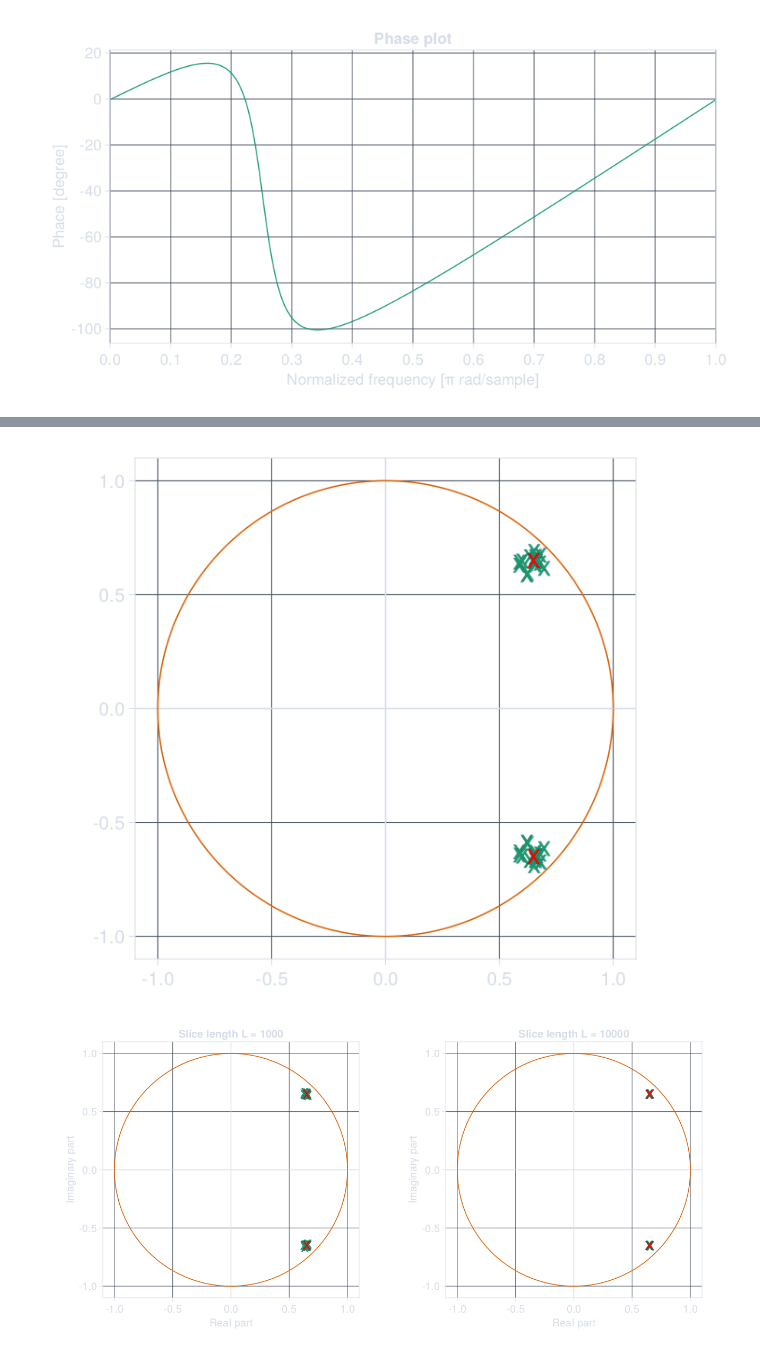
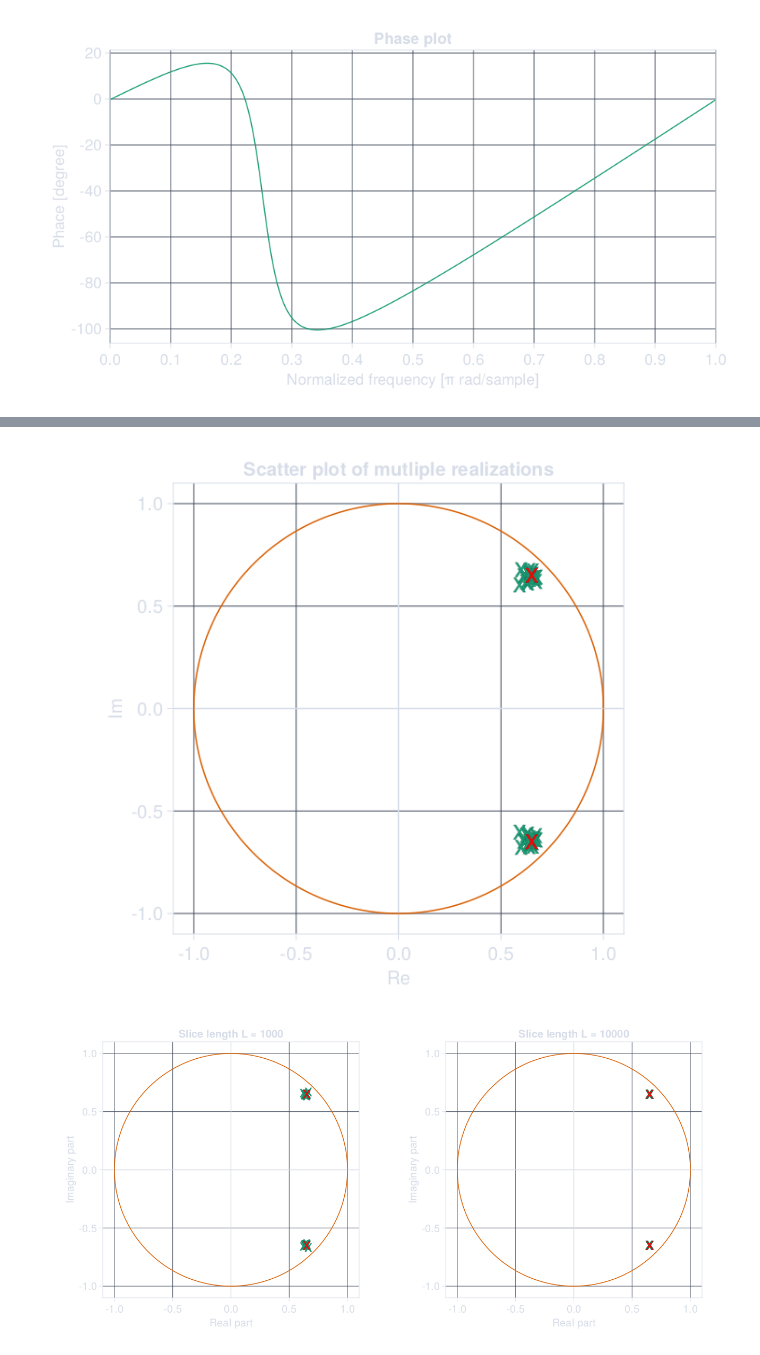
Before and after one commit to simonabj/Studies, a Jupyter notebook: IN5340/Project5/code.ipynb, the cells around one changed output, grey strips where cells are left out. Cells and saved outputs as stored; diff of their text form; code cells hidden in the pictures.

```diff
--- a/IN5340/Project5/code.ipynb
+++ b/IN5340/Project5/code.ipynb
@@ -258,15 +288,15 @@ F
 # %%
 F = Figure(backgroundcolor=bg, resolution=(700,600))
-ax = Axis(F[1,1], aspect=AxisAspect(1))
+ax = Axis(F[1,1], aspect=AxisAspect(1), ylabel="Im", xlabel="Re", title="Scatter plot of mutliple realizations")
 ucircle!(ax)
 for r ∈ axes(as, 1)
     zplane!(ax, tf(b, as[r,:]))
 end
 zplane!(ax, tf(b, a), color=:red)
 save("8.pdf", F)
 F
 # %% [output]
-[figure, old version]
+[figure, new version]
 # %%
 N = 10_000
 # x = [1; zeros(N-1)]
```
Also changed, not shown: parts of 10 cells of this notebook, 11 other files.
